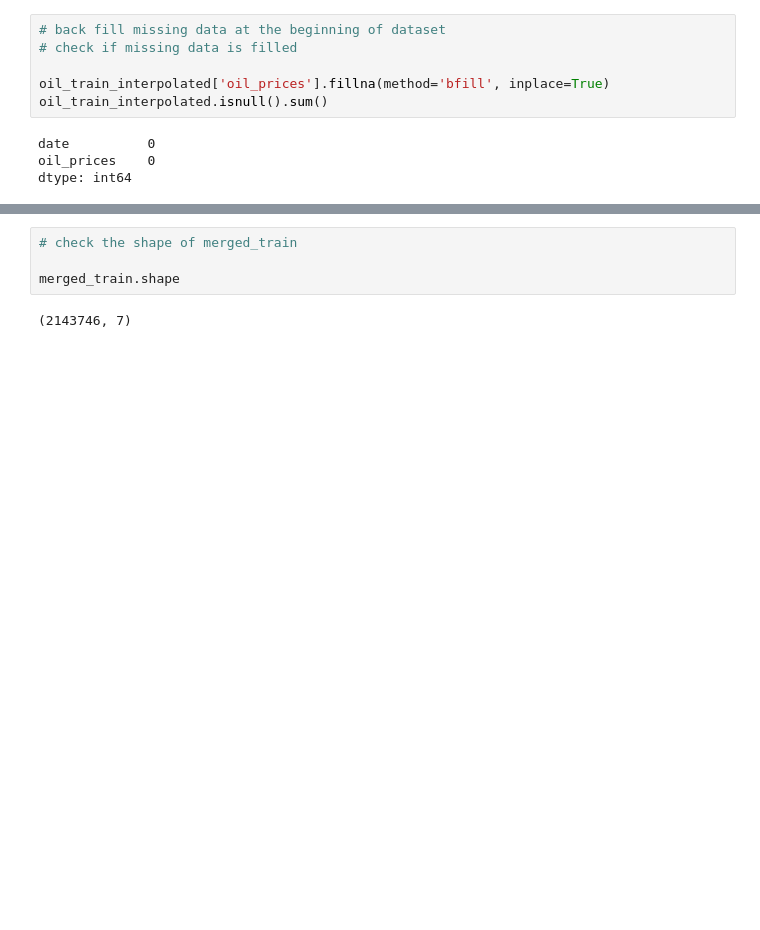
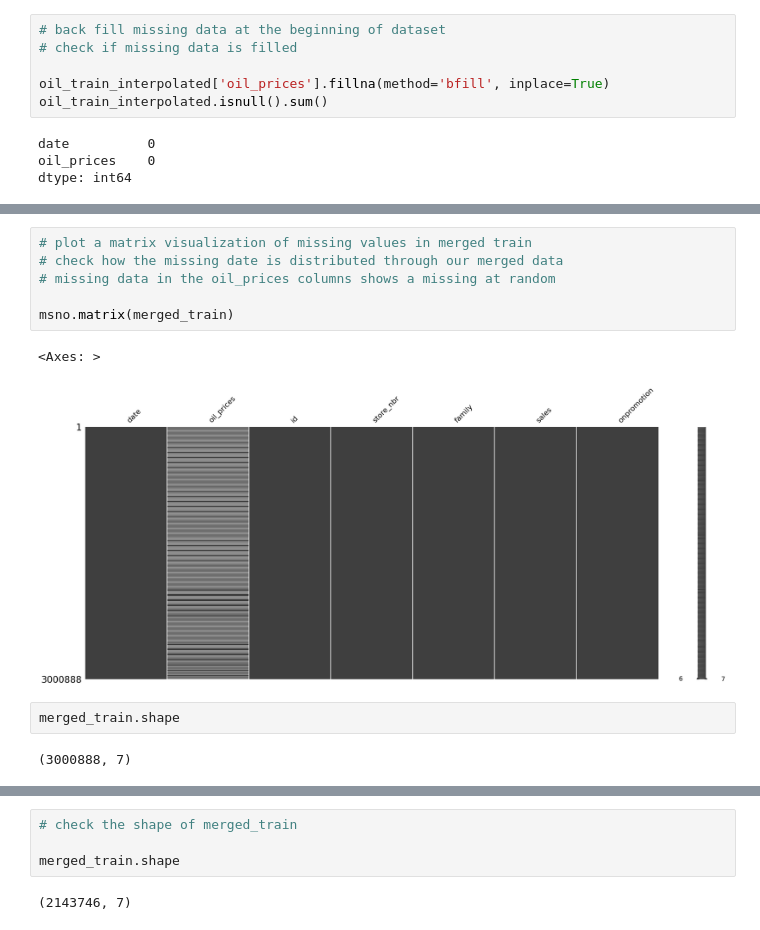
Before and after one commit to sethsot/Regression_Project, a Jupyter notebook: draft.ipynb, the cells around one changed output, grey strips where cells are left out. Saved outputs shown, nothing was run; the diff lists cells and outputs as text; blank space fills up the shorter version.

```diff
--- a/draft.ipynb
+++ b/draft.ipynb
@@ -299,3 +416,16 @@ dtype: int64
+# %%
+# plot a matrix visualization of missing values in merged train
+# check how the missing date is distributed through our merged data
+# missing data in the oil_prices columns shows a missing at random
+
+msno.matrix(merged_train)
+# %% [output]
+<Axes: >
+[figure, added]
+# %%
+merged_train.shape
+# %% [output]
+(3000888, 7)
 # %%
 #look at missing rows in merged_train
 
```
Also changed, not shown: parts of 43 cells of this notebook, 1 other file.
